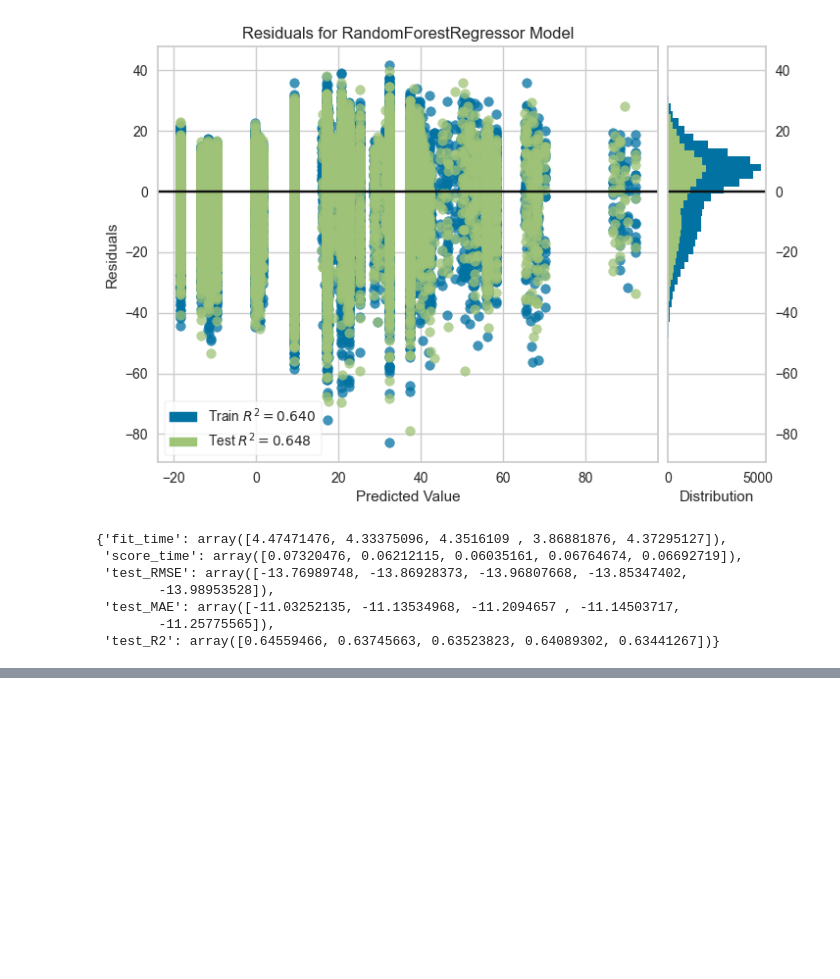
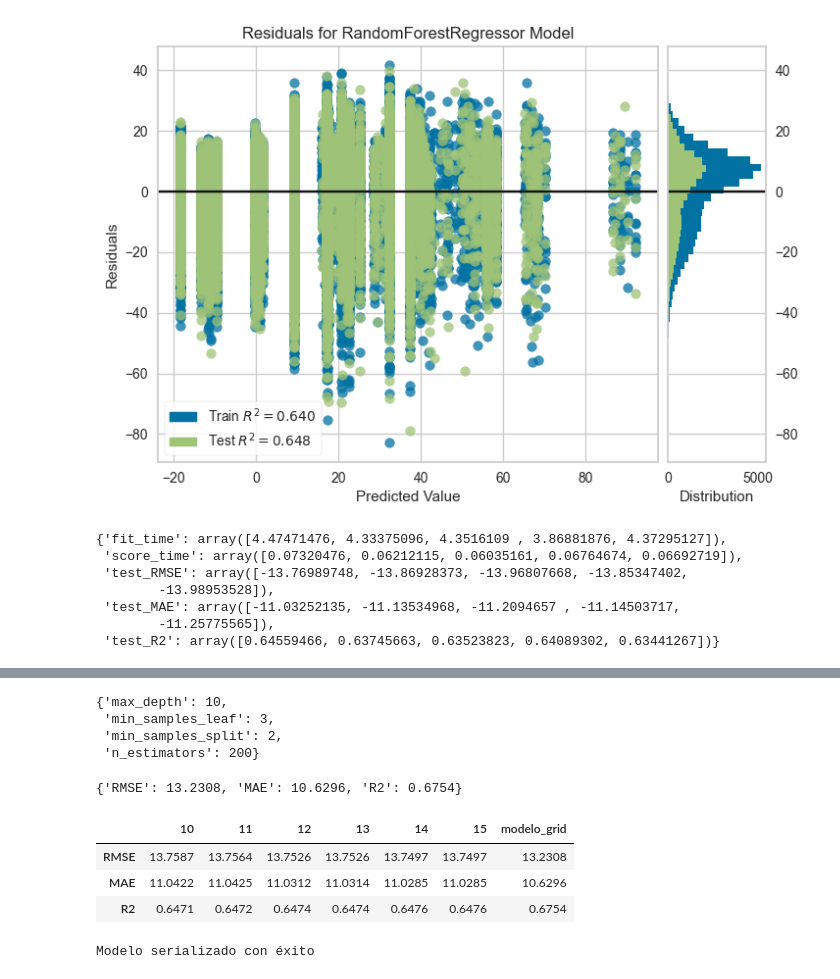
Before and after one commit to jbcodedev/ml-flight-forecast, a Jupyter notebook: ml-flight-forecast.ipynb, the cells around one changed output, grey strips where cells are left out. Cells and saved outputs as stored; diff of their text form; code cells hidden in the pictures; blank space fills up the shorter version.

```diff
--- a/ml-flight-forecast.ipynb
+++ b/ml-flight-forecast.ipynb
@@ -419,0 +514,20 @@ cv_results
+# %%
+X_train,X_test,y_train,y_test = train_test_split(X_selected_features,y,random_state=42)
+# %%
+# Diccionario con parametros para el entrenamiento de modelo
+param_grid = {
+              'max_depth':[5,10,15],
+              'min_samples_leaf':[1,2,3],
+              'min_samples_split':[2,4,6],
+              'n_estimators':[100,150,200]
+             }
+# %%
+# Busqueda exhaustiva de los parametros especificados de un estimador
+from sklearn.model_selection import GridSearchCV
+
+cv = KFold(n_splits=5, shuffle=True, random_state=42)
+model_grid = GridSearchCV(RandomForestRegressor(random_state=42),
+                          param_grid=param_grid, scoring='r2',
+                          cv=cv)
+
+model_grid.fit(X_train,y_train)
@@ -419,0 +542,36 @@ cv_results
+# %%
+# Visualizando los mejores parametros
+model_grid.best_params_
+# %% [output]
+{'max_depth': 10,
+ 'min_samples_leaf': 3,
+ 'min_samples_split': 2,
+ 'n_estimators': 200}
+# %%
+# Validando prediccion y metricas
+y_pred_grid = model_grid.predict(X_test)
+metricas_model_grid = calcular_regresion(y_test,y_pred_grid)
+metricas_model_grid
+# %% [output]
+{'RMSE': 13.2308, 'MAE': 10.6296, 'R2': 0.6754}
+# %%
+# Visualizando valores de modelo_grid
+resultados['modelo_grid'] = list(metricas_model_grid.values())
+resultados
+# %% [output]
+|  | 10 | 11 | 12 | 13 | 14 | 15 | modelo_grid |
+| RMSE | 13.7587 | 13.7564 | 13.7526 | 13.7526 | 13.7497 | 13.7497 | 13.2308 |
+| MAE | 11.0422 | 11.0425 | 11.0312 | 11.0314 | 11.0285 | 11.0285 | 10.6296 |
+| R2 | 0.6471 | 0.6472 | 0.6474 | 0.6474 | 0.6476 | 0.6476 | 0.6754 |
+# %%
+# Serializando el modelo
+import pickle
+
+try:
+  with open('champion.pkl','wb') as file:
+    pickle.dump(model_grid.best_estimator_,file)
+  print('Modelo serializado con éxito')
+except Exception as e:
+  print('Se presentó un error al almacenar el modelo: ',str(e))
+# %% [output]
+Modelo serializado con éxito
```
Also changed, not shown: parts of 8 cells of this notebook.
